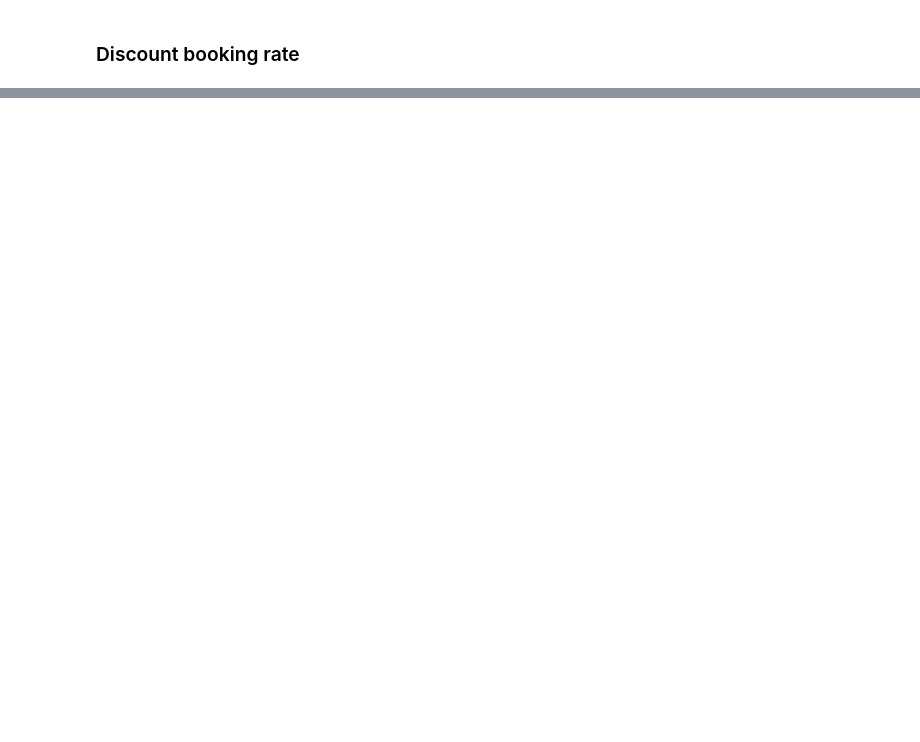
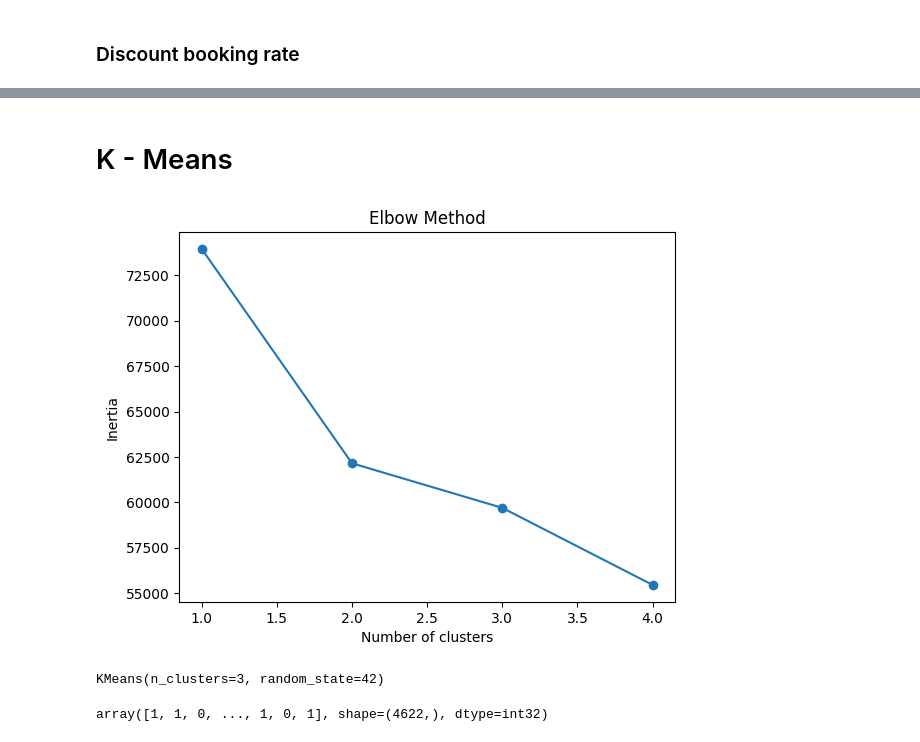
Before and after one commit to anuar-masterschool/TravelTide_Mar, a Jupyter notebook: 4_ml_clustering.ipynb, the cells around one changed output, grey strips where cells are left out. Cells and saved outputs as stored; diff of their text form; code cells hidden in the pictures; blank space fills up the shorter version.

```diff
--- a/4_ml_clustering.ipynb
+++ b/4_ml_clustering.ipynb
@@ -195,7 +216,7 @@ NaN          326
 0.125000       1
 Name: count, dtype: int64
 # %%
-users_features['discount_booking_rate'] = users_features['discount_booking_rate'].fillna(-1)
+users_features['discount_booking_rate'] = users_features['discount_booking_rate'].fillna(users_features['discount_booking_rate'].mean())
 # %%
 users_features.isna().sum()
 # %% [output]
@@ -217,0 +257,2 @@ dtype: int64
+# %%
+users_features.drop(columns=['user_id'], inplace=True)
@@ -217,0 +261,5 @@ dtype: int64
+# %%
+# We will use StandardScaler to scale the features
+from sklearn.preprocessing import StandardScaler
+scaler = StandardScaler()
+scaled_users_features = scaler.fit_transform(users_features)
@@ -217,0 +282,28 @@ dtype: int64
+# %% [markdown]
+# K - Means
+# %%
+# We will use the elbow method to find the optimal number of clusters
+from sklearn.cluster import KMeans
+import matplotlib.pyplot as plt
+
+inertia = []
+for k in range(1, 5):
+    kmeans = KMeans(n_clusters=k, random_state=42)
+    kmeans.fit(scaled_users_features)
+    inertia.append(kmeans.inertia_)
+plt.plot(range(1, 5), inertia, marker='o')
+plt.xlabel('Number of clusters')
+plt.ylabel('Inertia')
+plt.title('Elbow Method')
+plt.show()
+# %% [output]
+[figure, added]
+# %%
+kmeans = KMeans(n_clusters=3, random_state=42)
+kmeans.fit(scaled_users_features)
+# %% [output]
+KMeans(n_clusters=3, random_state=42)
+# %%
+kmeans.labels_
+# %% [output]
+array([1, 1, 0, ..., 1, 0, 1], shape=(4622,), dtype=int32)
```
Also changed, not shown: parts of 36 cells of this notebook, 1 other file.
